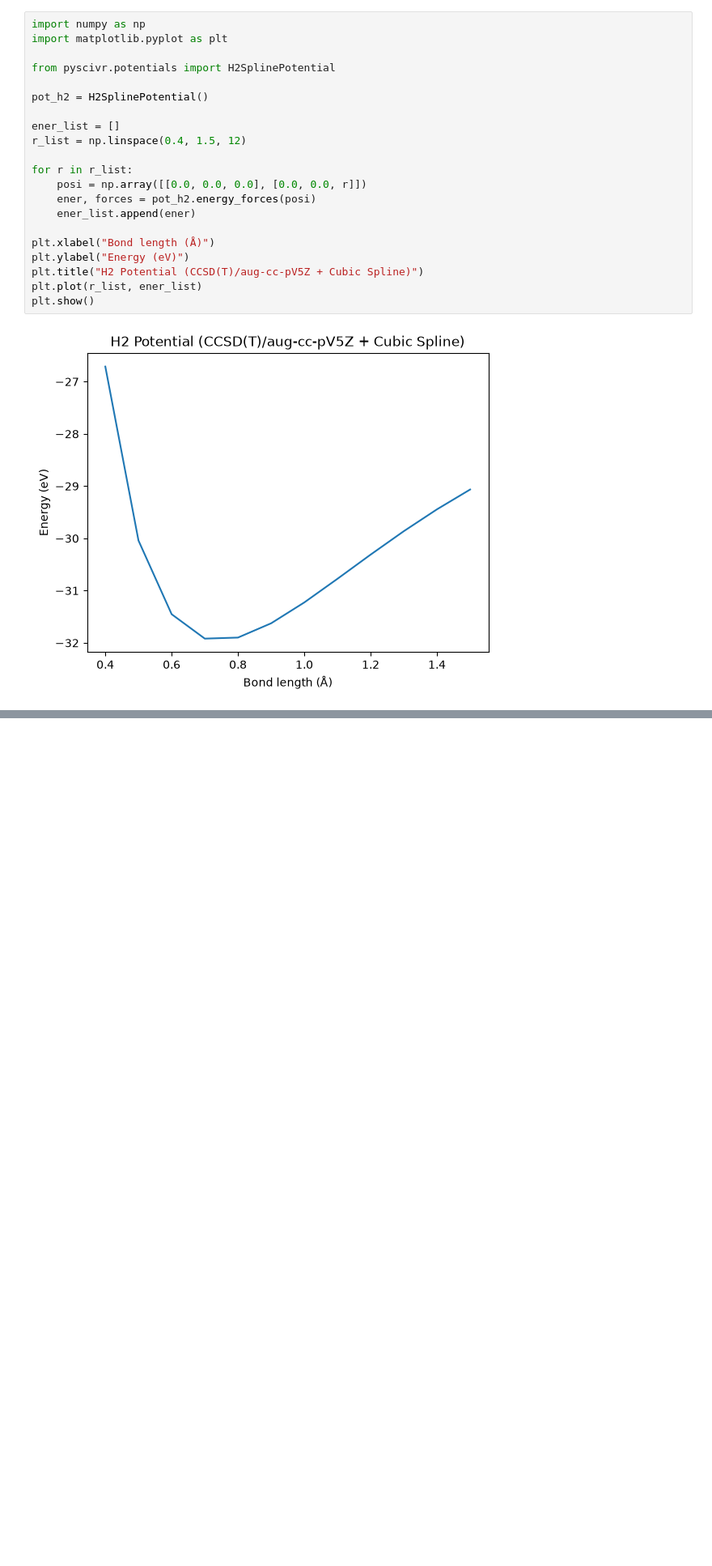
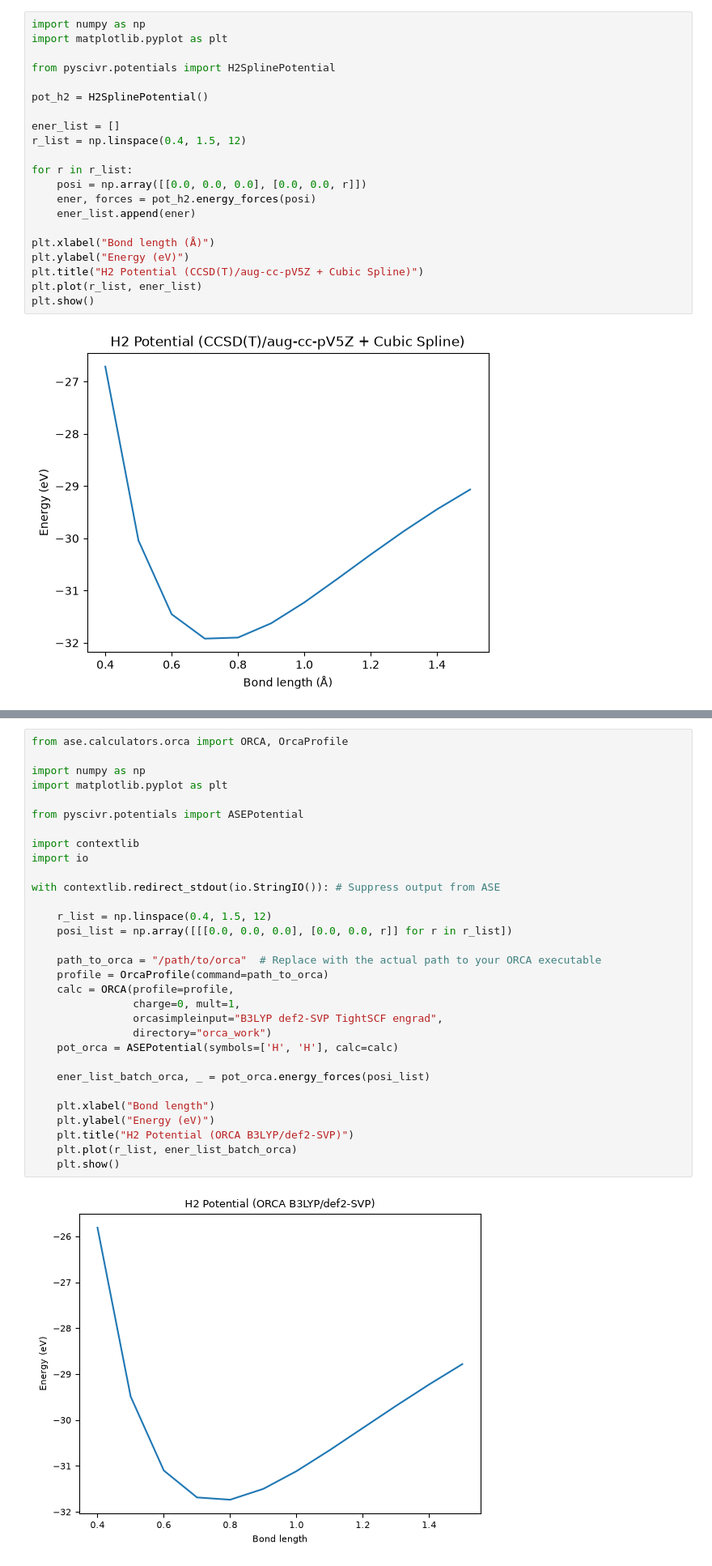
Before and after one commit to Tsumura-m/PySCIVR, a Jupyter notebook: docs/notebooks/single_point.ipynb, the cells around one changed output, grey strips where cells are left out. Shown at 81% size. Cells and saved outputs as stored; diff of their text form; blank space fills up the shorter version.

```diff
--- a/docs/notebooks/single_point.ipynb
+++ b/docs/notebooks/single_point.ipynb
@@ -94,0 +123,33 @@ Using ANI couple cluster model for MACECalculator, see https://doi.org/10.1063/5
+# %%
+from ase.calculators.orca import ORCA, OrcaProfile
+
+import numpy as np
+import matplotlib.pyplot as plt
+
+from pyscivr.potentials import ASEPotential
+
+import contextlib
+import io
+
+with contextlib.redirect_stdout(io.StringIO()): # Suppress output from ASE
+
+    r_list = np.linspace(0.4, 1.5, 12)
+    posi_list = np.array([[[0.0, 0.0, 0.0], [0.0, 0.0, r]] for r in r_list])
+
+    path_to_orca = "/path/to/orca"  # Replace with the actual path to your ORCA executable
+    profile = OrcaProfile(command=path_to_orca)
+    calc = ORCA(profile=profile,
+                charge=0, mult=1,
+                orcasimpleinput="B3LYP def2-SVP TightSCF engrad",
+                directory="orca_work")
+    pot_orca = ASEPotential(symbols=['H', 'H'], calc=calc)
+
+    ener_list_batch_orca, _ = pot_orca.energy_forces(posi_list)
+
+    plt.xlabel("Bond length")
+    plt.ylabel("Energy (eV)")
+    plt.title("H2 Potential (ORCA B3LYP/def2-SVP)")
+    plt.plot(r_list, ener_list_batch_orca)
+    plt.show()
+# %% [output]
+[figure, added]
```
Also changed, not shown: parts of 11 cells of this notebook, 20 other files.
